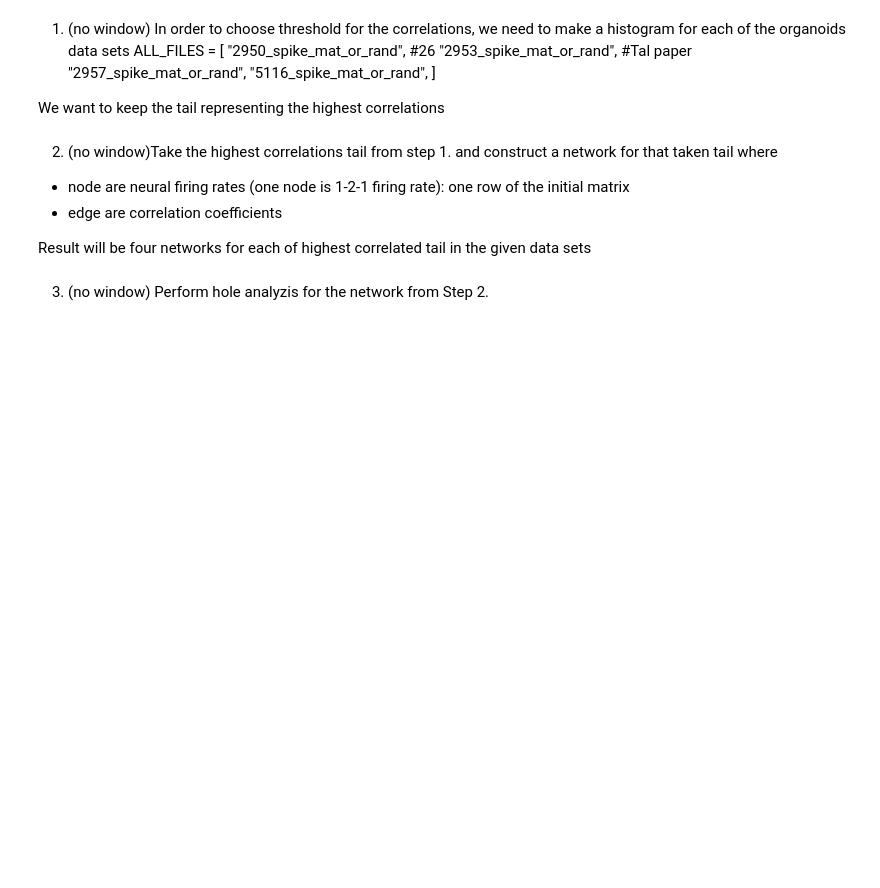
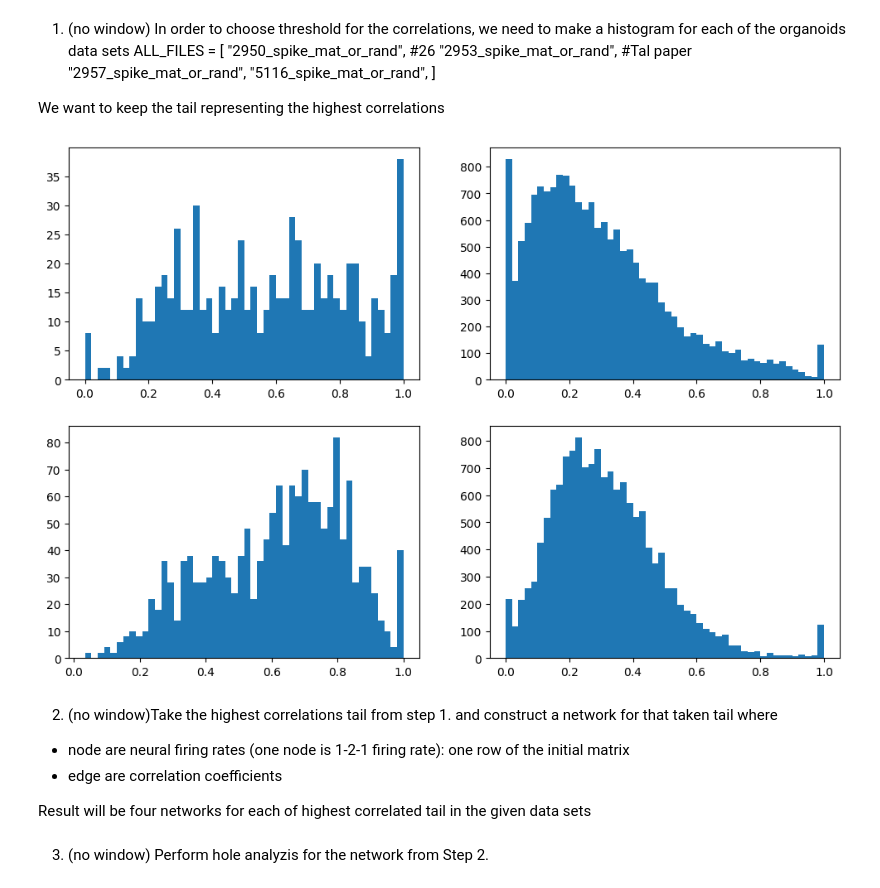
Before and after one commit to kotokote/HigherOrderCorrelations, a Jupyter notebook: codeForPaper/start.ipynb, the cells around one changed output. Saved outputs shown, nothing was run; the diff lists cells and outputs as text; code cells hidden in the pictures; blank space fills up the shorter version.

```diff
--- a/codeForPaper/start.ipynb
+++ b/codeForPaper/start.ipynb
@@ -129,6 +130,17 @@ ALL_FILES = [
 ]
 
 We want to keep the tail representing the highest correlations
+# %%
+import pickle
+
+fig, axs = plt.subplots(2, 2, figsize=(12, 8))
+for idx, fn in enumerate(ALL_FILES):
+    with open(f"processed/{fn}_lag_window_0.pkl", "rb") as f:
+        data = pickle.load(f)
+    ax = axs[idx // 2, idx % 2]
+    ax.hist(data["corr"].reshape([-1]), bins=50)
+# %% [output]
+[figure, added]
 # %% [markdown]
 2. (no window)Take the highest correlations tail from step 1. and construct a network for that taken tail where
 
```
Also changed, not shown: parts of 3 cells of this notebook, 3 other files.
